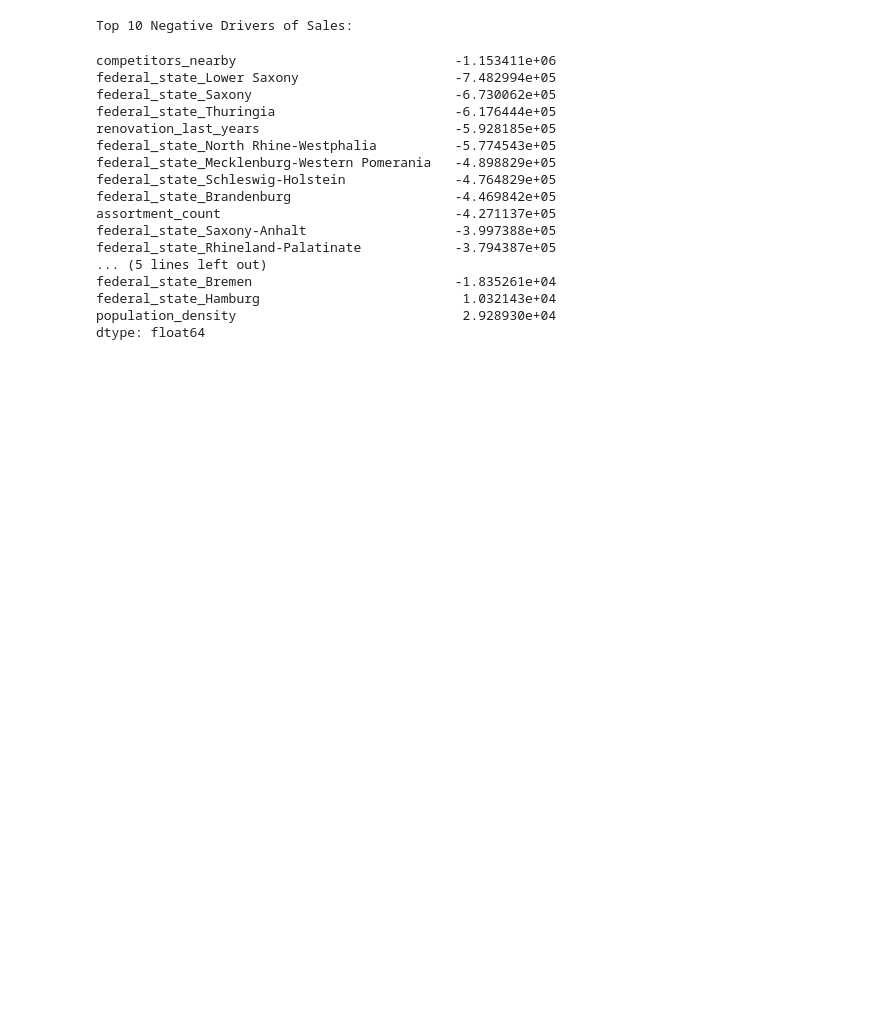
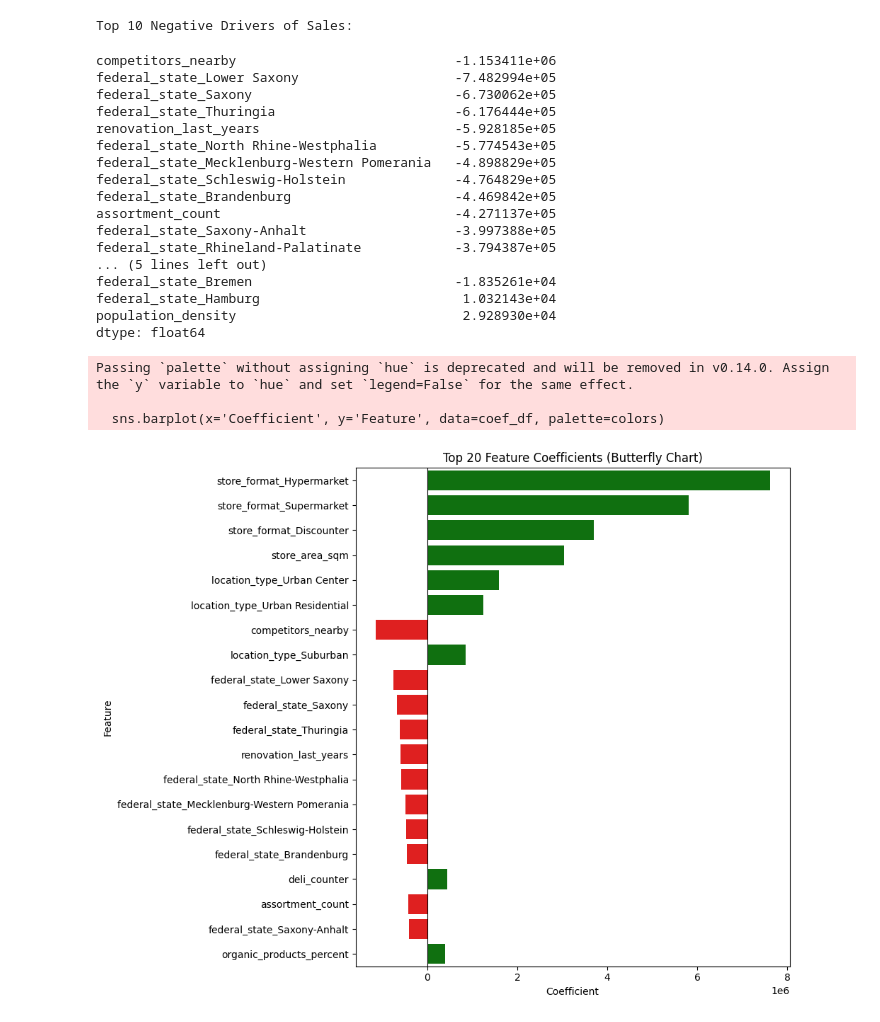
Before and after one commit to FjodorGit/stratathon, a Jupyter notebook: Colab Notebooks/Team 2/Analytics_Task_Team2.ipynb, the cells around one changed output. Cells and saved outputs as stored; diff of their text form; code cells hidden in the pictures; blank space fills up the shorter version.

```diff
--- a/Colab Notebooks/Team 2/Analytics_Task_Team2.ipynb
+++ b/Colab Notebooks/Team 2/Analytics_Task_Team2.ipynb
@@ -245,3 +268,31 @@ federal_state_Bremen                          -1.835261e+04
 federal_state_Hamburg                          1.032143e+04
 population_density                             2.928930e+04
 dtype: float64
+# %%
+import matplotlib.pyplot as plt
+import seaborn as sns
+import pandas as pd
+
+# Create coefficient DataFrame
+coef_df = pd.DataFrame({
+    'Feature': X_train.columns,
+    'Coefficient': lr_model.coef_
+})
+coef_df['Abs_Coefficient'] = coef_df['Coefficient'].abs()
+coef_df = coef_df.sort_values(by='Abs_Coefficient', ascending=False).head(20)
+
+# Set color by sign
+colors = ['green' if c > 0 else 'red' for c in coef_df['Coefficient']]
+
+# Plot
+plt.figure(figsize=(10, 8))
+sns.barplot(x='Coefficient', y='Feature', data=coef_df, palette=colors)
+plt.axvline(0, color='black', linewidth=0.8)
+plt.title('Top 20 Feature Coefficients (Butterfly Chart)')
+plt.tight_layout()
+plt.show()
+# %% [output]
+Passing `palette` without assigning `hue` is deprecated and will be removed in v0.14.0. Assign the `y` variable to `hue` and set `legend=False` for the same effect.
+
+  sns.barplot(x='Coefficient', y='Feature', data=coef_df, palette=colors)
+[figure, added]
```
Also changed, not shown: parts of 13 cells of this notebook.
